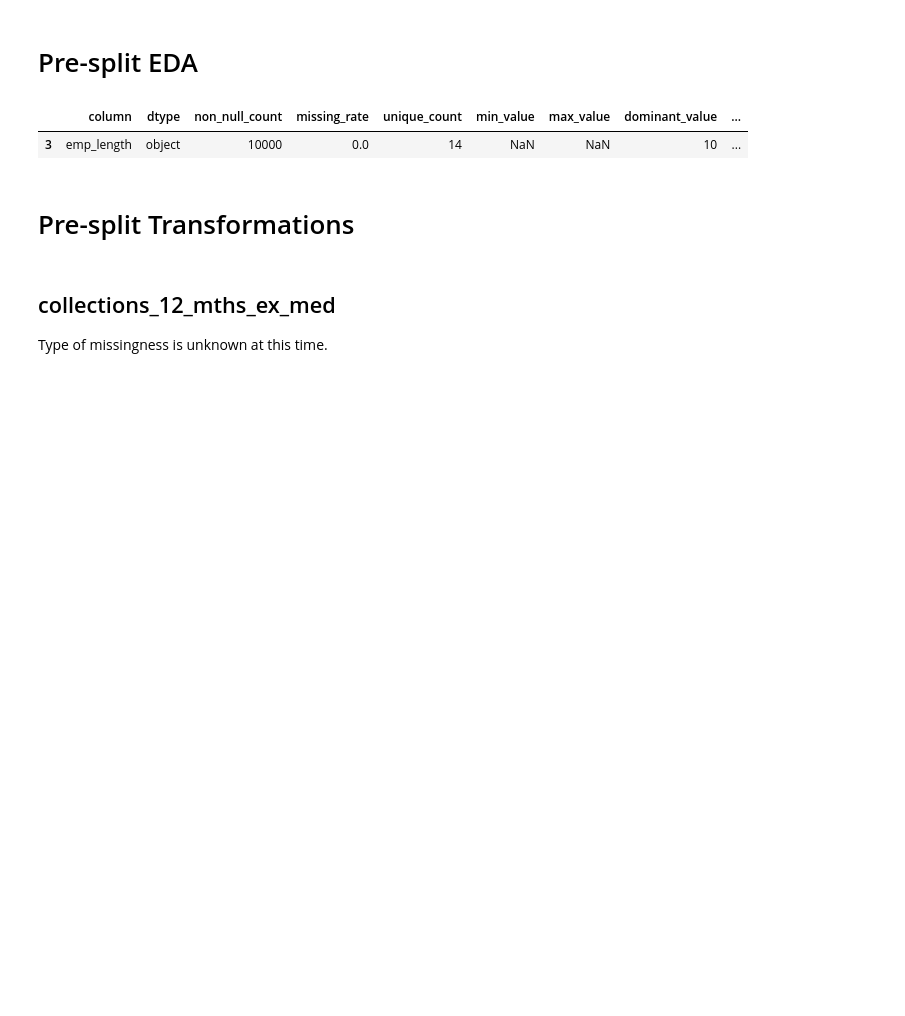
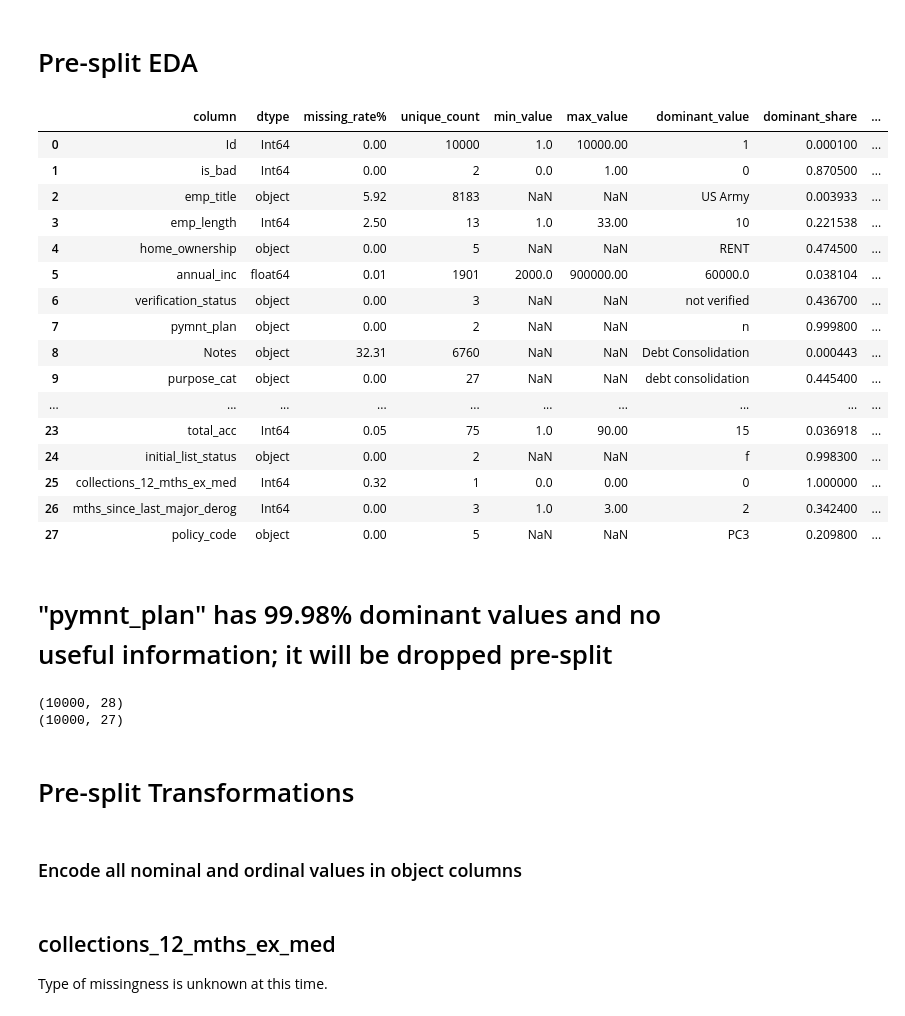
Before and after one commit to 37signals37/lending_club, a Jupyter notebook: dataset_validation.ipynb, the cells around one changed output. Drawn from its saved outputs; the diff is of its cells as text; code cells hidden in the pictures; blank space fills up the shorter version.

```diff
--- a/dataset_validation.ipynb
+++ b/dataset_validation.ipynb
@@ -102,0 +205,7 @@ def describe_column(df: pd.DataFrame, col: str):
+# %%
+for col in df_raw.columns:
+    if df_raw[col].dtype.name != df_schema_validation.loc[df_schema_validation['column'] == col, 'expected_dtype'].values[0]:
+        print(col)
+
+    if df_raw[col].dtype.name not in ALLOWED_DTYPES:
+        print(f"Column {col} has unexpected dtype {df_raw[col].dtype.name}")
@@ -270,7 +425,7 @@ def summarize_near_constant_features(
                 "column": col,
                 "dtype": s.dtype.name,
                 "non_null_count": non_null_count,
-                "missing_rate": missing_rate,
+                "missing_rate%": missing_rate,
                 "unique_count": non_null.nunique(dropna=True),
                 "min_value": min_value,
                 "max_value": max_value,
@@ -319,7 +474,7 @@ def summarize_near_constant_features(
             "column": col,
             "dtype": s.dtype.name,
             "non_null_count": non_null_count,
-            "missing_rate": missing_rate,
+            "missing_rate%": missing_rate,
             "unique_count": unique_count,
             "min_value": min_value,
             "max_value": max_value,
@@ -346,12 +501,36 @@ def summarize_near_constant_features(
 
 # Recompute summary with new columns
 df_summary = summarize_near_constant_features(df_raw)
-# %%
-df_summary[3:4]
-# %% [output]
-|  | column | dtype | non_null_count | missing_rate | unique_count | min_value | max_value | dominant_value | ... |
-| 3 | emp_length | object | 10000 | 0.0 | 14 | NaN | NaN | 10 | ... |
+# %%
+df_summary[["column","dtype","missing_rate%","unique_count","min_value","max_value","dominant_value","dominant_share","variance","std","near_constant_flag","top_5_values"]]
+# %% [output]
+|  | column | dtype | missing_rate% | unique_count | min_value | max_value | dominant_value | dominant_share | ... |
+| 0 | Id | Int64 | 0.00 | 10000 | 1.0 | 10000.00 | 1 | 0.000100 | ... |
+| 1 | is_bad | Int64 | 0.00 | 2 | 0.0 | 1.00 | 0 | 0.870500 | ... |
+| 2 | emp_title | object | 5.92 | 8183 | NaN | NaN | US Army | 0.003933 | ... |
+| 3 | emp_length | Int64 | 2.50 | 13 | 1.0 | 33.00 | 10 | 0.221538 | ... |
+| 4 | home_ownership | object | 0.00 | 5 | NaN | NaN | RENT | 0.474500 | ... |
+| 5 | annual_inc | float64 | 0.01 | 1901 | 2000.0 | 900000.00 | 60000.0 | 0.038104 | ... |
+| 6 | verification_status | object | 0.00 | 3 | NaN | NaN | not verified | 0.436700 | ... |
+| 7 | pymnt_plan | object | 0.00 | 2 | NaN | NaN | n | 0.999800 | ... |
+| 8 | Notes | object | 32.31 | 6760 | NaN | NaN | Debt Consolidation | 0.000443 | ... |
+| 9 | purpose_cat | object | 0.00 | 27 | NaN | NaN | debt consolidation | 0.445400 | ... |
+| ... | ... | ... | ... | ... | ... | ... | ... | ... | ... |
+| 23 | total_acc | Int64 | 0.05 | 75 | 1.0 | 90.00 | 15 | 0.036918 | ... |
+| 24 | initial_list_status | object | 0.00 | 2 | NaN | NaN | f | 0.998300 | ... |
+| 25 | collections_12_mths_ex_med | Int64 | 0.32 | 1 | 0.0 | 0.00 | 0 | 1.000000 | ... |
+| 26 | mths_since_last_major_derog | Int64 | 0.00 | 3 | 1.0 | 3.00 | 2 | 0.342400 | ... |
+| 27 | policy_code | object | 0.00 | 5 | NaN | NaN | PC3 | 0.209800 | ... |
+# %% [markdown]
+# "pymnt_plan" has 99.98% dominant values and no useful information; it will be dropped pre-split
 # %%
-drop_cols.append("pymnt_plan")
+print(df_raw.shape)
+df_raw.drop(columns=["pymnt_plan"], inplace=True)
+print(df_raw.shape)
+# %% [output]
+(10000, 28)
+(10000, 27)
 # %% [markdown]
 # Pre-split Transformations
+# %% [markdown]
+### Encode all nominal and ordinal values in object columns
```
Also changed, not shown: parts of 52 cells of this notebook, 1 other file.
